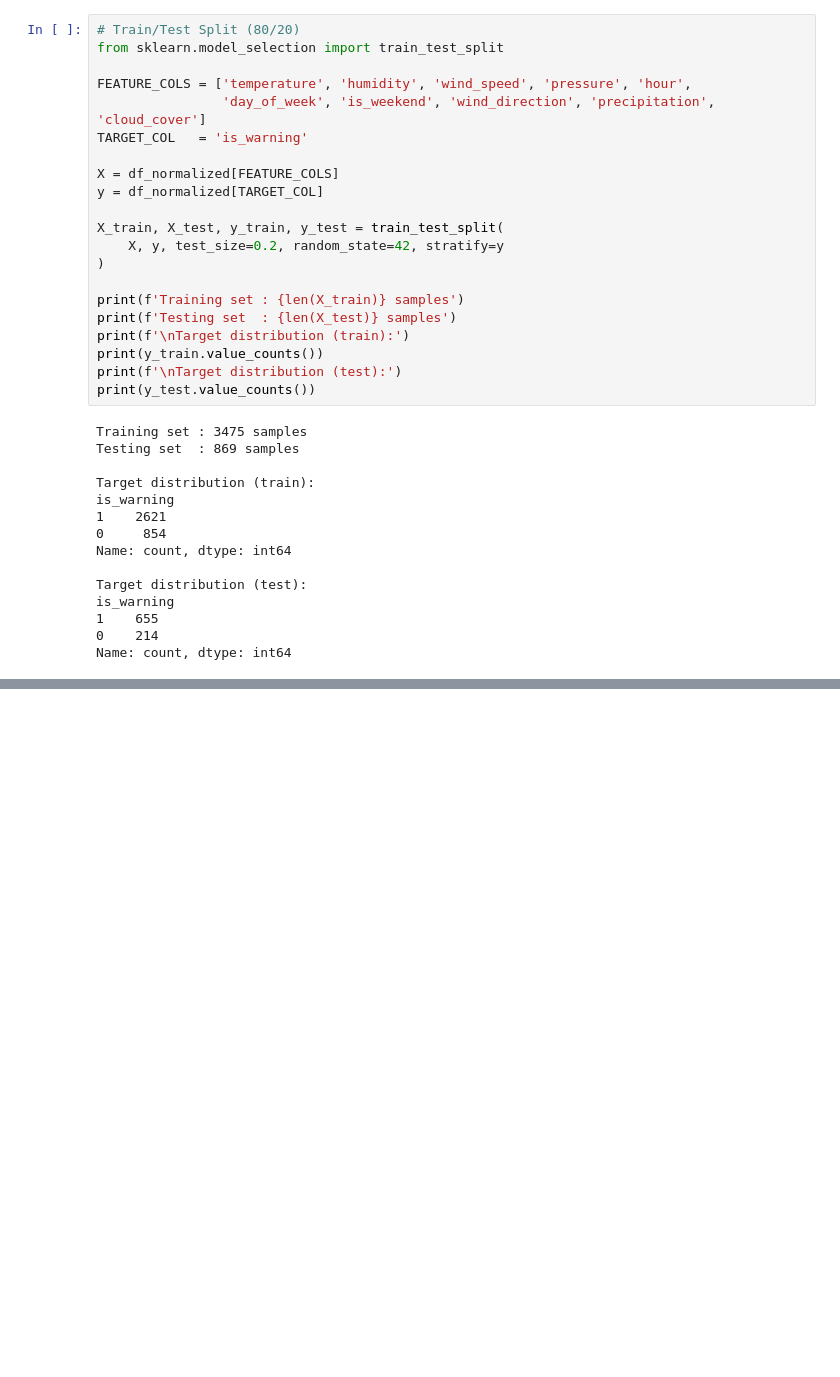
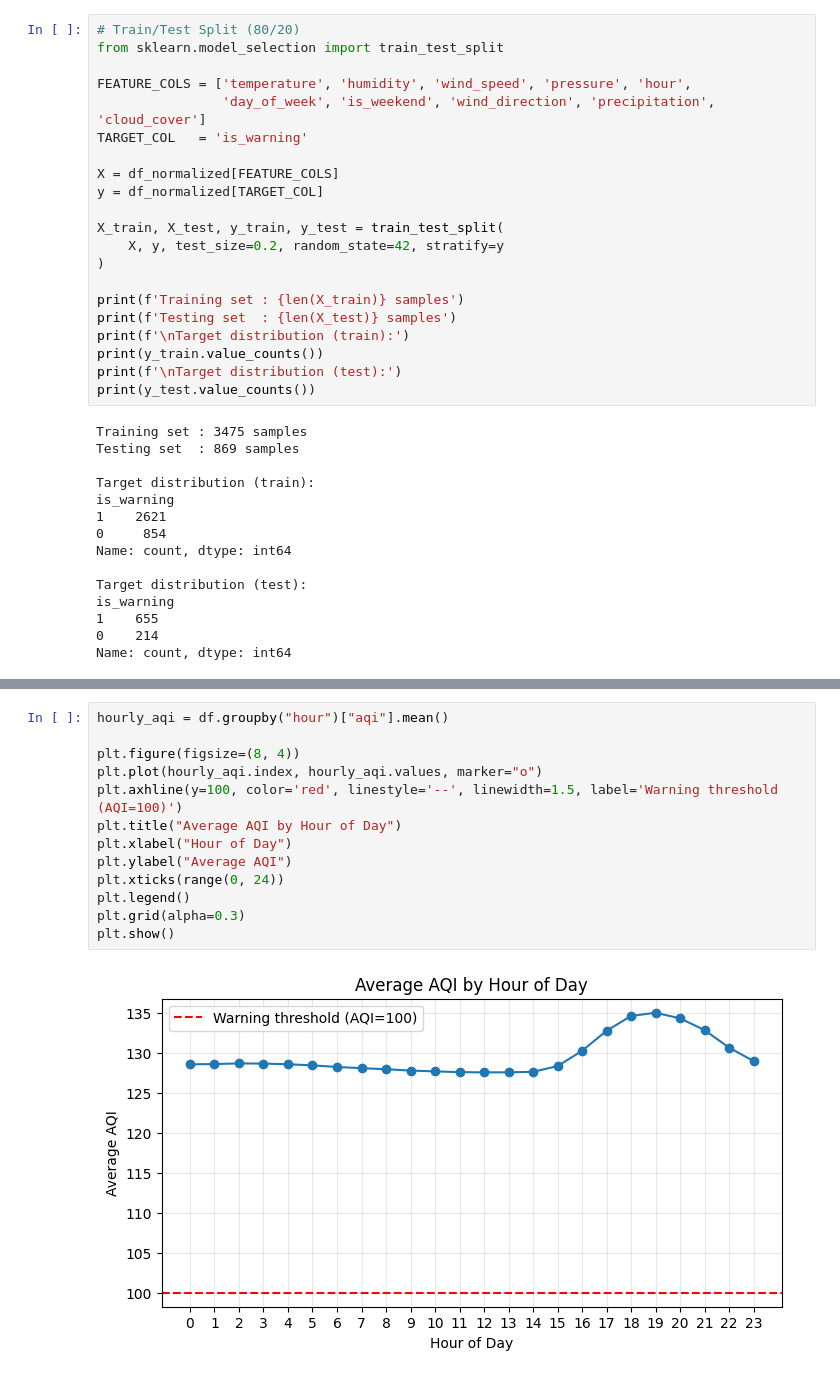
Before and after one commit to quyneehcl/HanoiAirQuality, a Jupyter notebook: task1.ipynb, the cells around one changed output, grey strips where cells are left out. Drawn from its saved outputs; the diff is of its cells as text; blank space fills up the shorter version.

```diff
--- a/task1.ipynb
+++ b/task1.ipynb
@@ -201,0 +226,15 @@ Name: count, dtype: int64
+# %%
+hourly_aqi = df.groupby("hour")["aqi"].mean()
+
+plt.figure(figsize=(8, 4))
+plt.plot(hourly_aqi.index, hourly_aqi.values, marker="o")
+plt.axhline(y=100, color='red', linestyle='--', linewidth=1.5, label='Warning threshold (AQI=100)')
+plt.title("Average AQI by Hour of Day")
+plt.xlabel("Hour of Day")
+plt.ylabel("Average AQI")
+plt.xticks(range(0, 24))
+plt.legend()
+plt.grid(alpha=0.3)
+plt.show()
+# %% [output]
+[figure, added]
```
Also changed, not shown: parts of 7 cells of this notebook.
